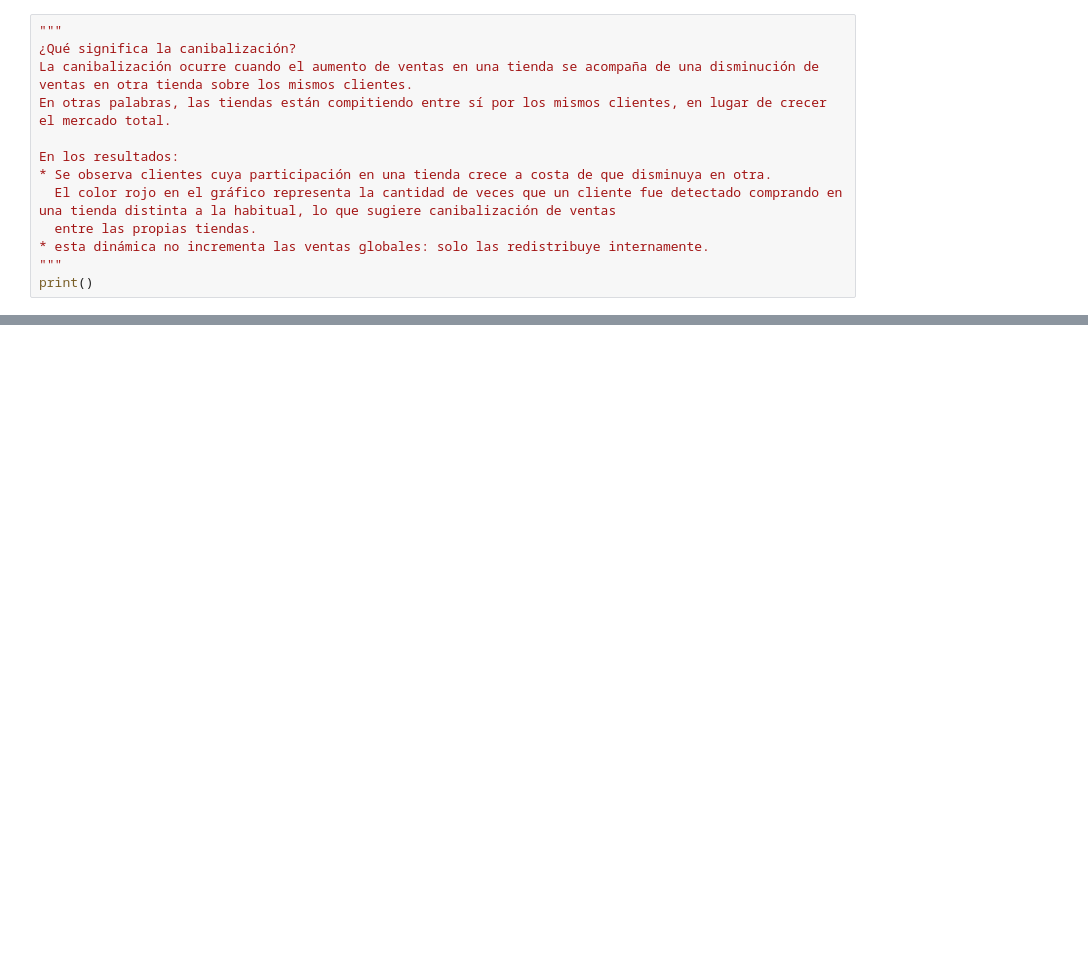
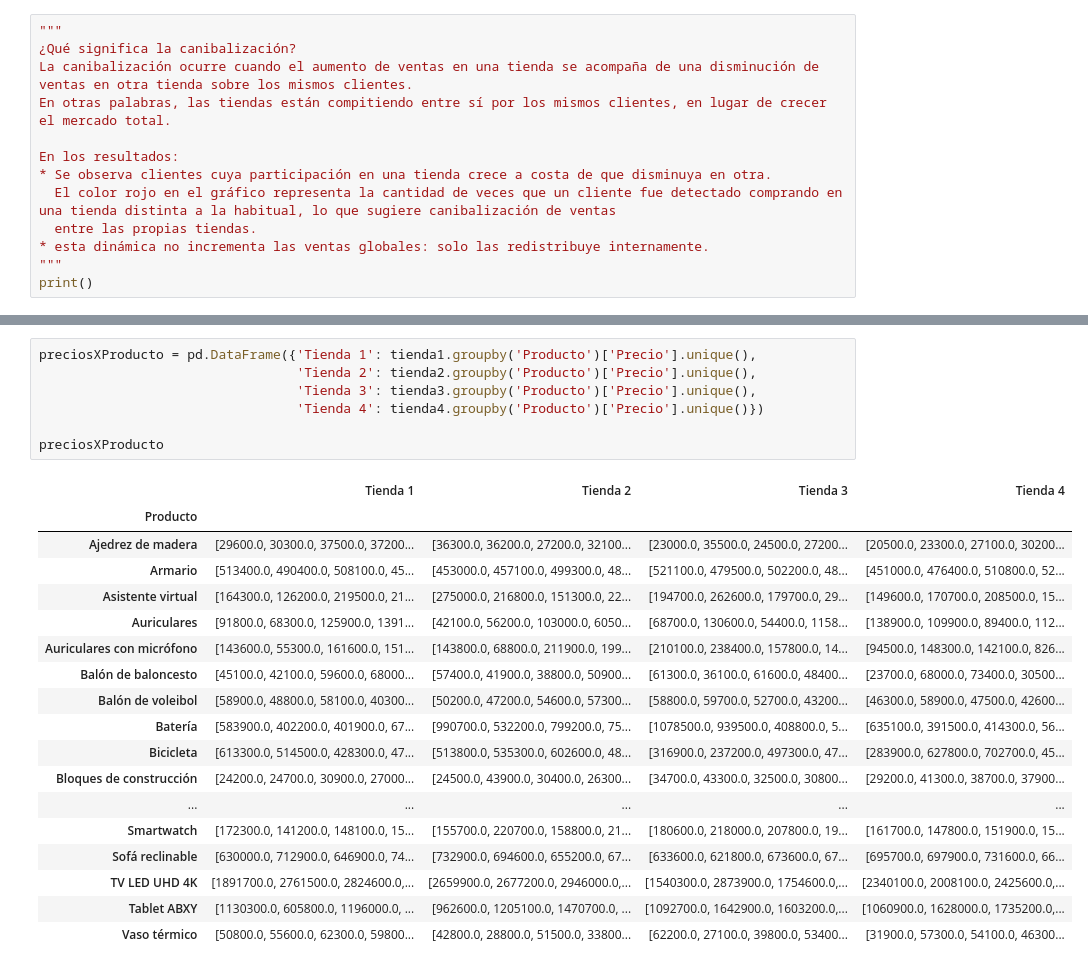
Before and after one commit to EuniceGarcia503/Challenge1_AluraStore, a Jupyter notebook: AluraStoreLatam.ipynb, the cells around one changed output, grey strips where cells are left out. Saved outputs shown, nothing was run; the diff lists cells and outputs as text; blank space fills up the shorter version.

```diff
--- a/AluraStoreLatam.ipynb
+++ b/AluraStoreLatam.ipynb
@@ -1865,0 +2005,26 @@ print()
+# %%
+preciosXProducto = pd.DataFrame({'Tienda 1': tienda1.groupby('Producto')['Precio'].unique(),
+                                 'Tienda 2': tienda2.groupby('Producto')['Precio'].unique(),
+                                 'Tienda 3': tienda3.groupby('Producto')['Precio'].unique(),
+                                 'Tienda 4': tienda4.groupby('Producto')['Precio'].unique()})
+
+preciosXProducto
+# %% [output]
+|  | Tienda 1 | Tienda 2 | Tienda 3 | Tienda 4 |
+| Producto |  |  |  |  |
+| Ajedrez de madera | [29600.0, 30300.0, 37500.0, 37200... | [36300.0, 36200.0, 27200.0, 32100... | [23000.0, 35500.0, 24500.0, 27200... | [20500.0, 23300.0, 27100.0, 30200... |
+| Armario | [513400.0, 490400.0, 508100.0, 45... | [453000.0, 457100.0, 499300.0, 48... | [521100.0, 479500.0, 502200.0, 48... | [451000.0, 476400.0, 510800.0, 52... |
+| Asistente virtual | [164300.0, 126200.0, 219500.0, 21... | [275000.0, 216800.0, 151300.0, 22... | [194700.0, 262600.0, 179700.0, 29... | [149600.0, 170700.0, 208500.0, 15... |
+| Auriculares | [91800.0, 68300.0, 125900.0, 1391... | [42100.0, 56200.0, 103000.0, 6050... | [68700.0, 130600.0, 54400.0, 1158... | [138900.0, 109900.0, 89400.0, 112... |
+| Auriculares con micrófono | [143600.0, 55300.0, 161600.0, 151... | [143800.0, 68800.0, 211900.0, 199... | [210100.0, 238400.0, 157800.0, 14... | [94500.0, 148300.0, 142100.0, 826... |
+| Balón de baloncesto | [45100.0, 42100.0, 59600.0, 68000... | [57400.0, 41900.0, 38800.0, 50900... | [61300.0, 36100.0, 61600.0, 48400... | [23700.0, 68000.0, 73400.0, 30500... |
+| Balón de voleibol | [58900.0, 48800.0, 58100.0, 40300... | [50200.0, 47200.0, 54600.0, 57300... | [58800.0, 59700.0, 52700.0, 43200... | [46300.0, 58900.0, 47500.0, 42600... |
+| Batería | [583900.0, 402200.0, 401900.0, 67... | [990700.0, 532200.0, 799200.0, 75... | [1078500.0, 939500.0, 408800.0, 5... | [635100.0, 391500.0, 414300.0, 56... |
+| Bicicleta | [613300.0, 514500.0, 428300.0, 47... | [513800.0, 535300.0, 602600.0, 48... | [316900.0, 237200.0, 497300.0, 47... | [283900.0, 627800.0, 702700.0, 45... |
+| Bloques de construcción | [24200.0, 24700.0, 30900.0, 27000... | [24500.0, 43900.0, 30400.0, 26300... | [34700.0, 43300.0, 32500.0, 30800... | [29200.0, 41300.0, 38700.0, 37900... |
+| ... | ... | ... | ... | ... |
+| Smartwatch | [172300.0, 141200.0, 148100.0, 15... | [155700.0, 220700.0, 158800.0, 21... | [180600.0, 218000.0, 207800.0, 19... | [161700.0, 147800.0, 151900.0, 15... |
+| Sofá reclinable | [630000.0, 712900.0, 646900.0, 74... | [732900.0, 694600.0, 655200.0, 67... | [633600.0, 621800.0, 673600.0, 67... | [695700.0, 697900.0, 731600.0, 66... |
+| TV LED UHD 4K | [1891700.0, 2761500.0, 2824600.0,... | [2659900.0, 2677200.0, 2946000.0,... | [1540300.0, 2873900.0, 1754600.0,... | [2340100.0, 2008100.0, 2425600.0,... |
+| Tablet ABXY | [1130300.0, 605800.0, 1196000.0, ... | [962600.0, 1205100.0, 1470700.0, ... | [1092700.0, 1642900.0, 1603200.0,... | [1060900.0, 1628000.0, 1735200.0,... |
+| Vaso térmico | [50800.0, 55600.0, 62300.0, 59800... | [42800.0, 28800.0, 51500.0, 33800... | [62200.0, 27100.0, 39800.0, 53400... | [31900.0, 57300.0, 54100.0, 46300... |
```
Also changed, not shown: parts of 11 cells of this notebook.
